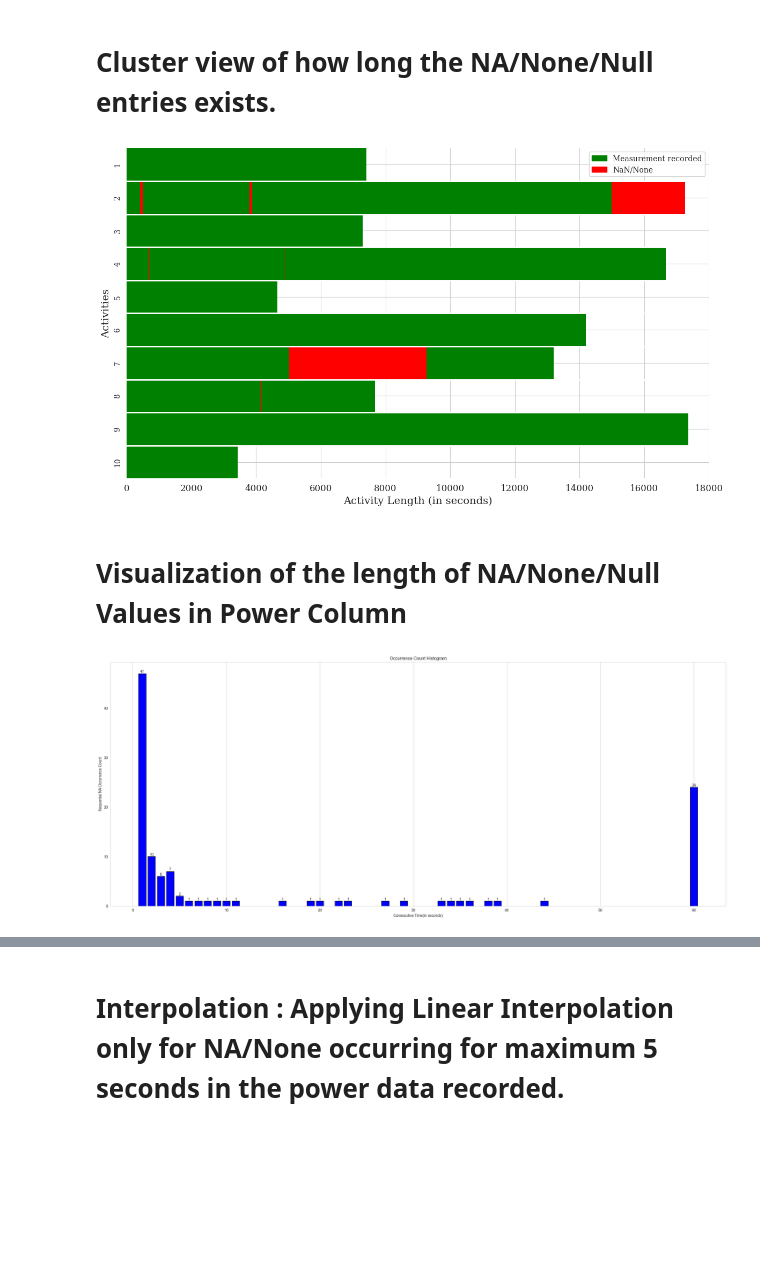
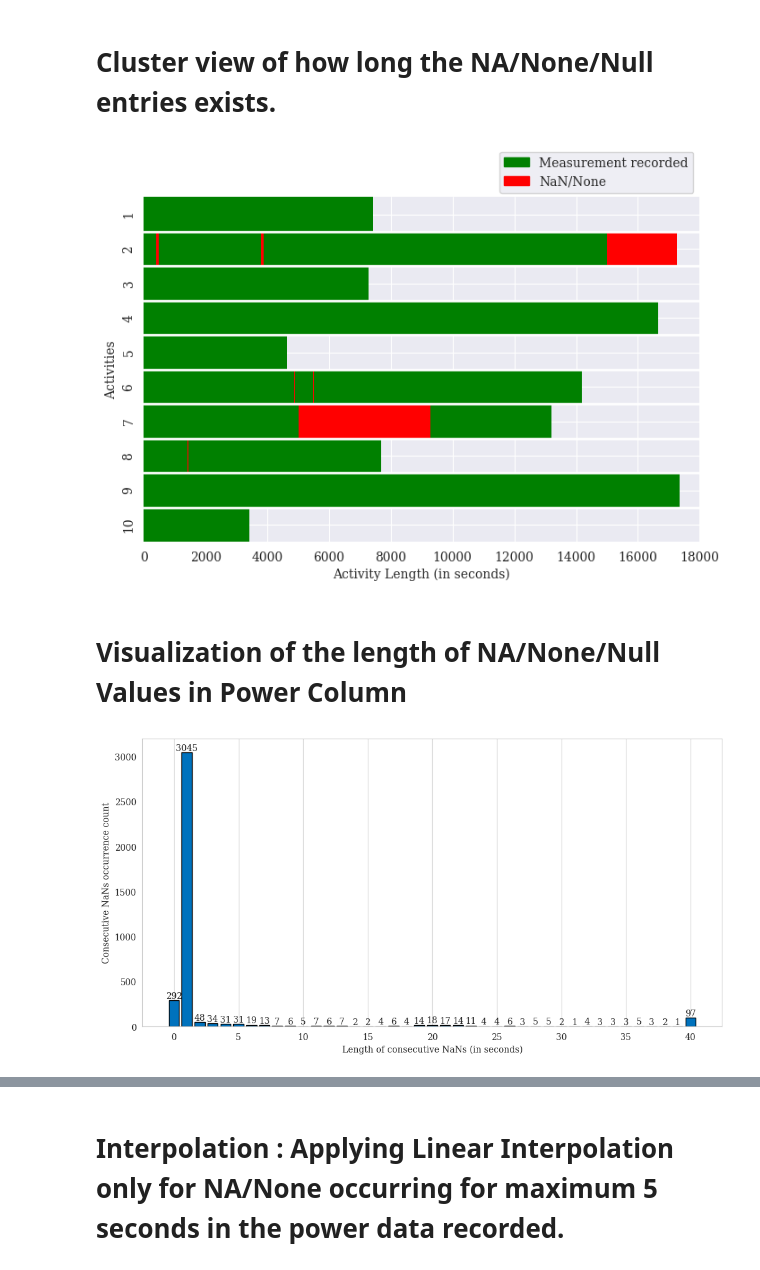
Before and after one commit to lalitpo/hr-power-analysis, a Jupyter notebook: src/services/dataPreProcessing/PreProcessing.ipynb, the cells around one changed output, grey strips where cells are left out. Drawn from its saved outputs; the diff is of its cells as text; code cells hidden in the pictures; blank space fills up the shorter version.

```diff
--- a/src/services/dataPreProcessing/PreProcessing.ipynb
+++ b/src/services/dataPreProcessing/PreProcessing.ipynb
@@ -47,3 +26,19 @@ athletic_data_15784260 = get_athletic_data(athlete_id, year)
+# %%
+
+athlete_id1 = 1216273
+athletic_data_1216273 = get_athletic_data(athlete_id1)
+
+athlete_id2 = 1905161
+athletic_data_1905161 = get_athletic_data(athlete_id2)
+
+athlete_id3 = 15784260
+athletic_data_15784260 = get_athletic_data(athlete_id3)
+
+athlete_id4 = 221487
+athletic_data_221487 = get_athletic_data(athlete_id4)
+
+athlete_id5 = 7509952
+athletic_data_7509952 = get_athletic_data(athlete_id5)
 # %% [markdown]
 
 # DATA PROFILING : Removing irrelevant columns not required for analysis.
@@ -55,14 +76,19 @@ athletic_data['distance'] = athletic_data['distance'].apply(lambda x: [float(val
 # %% [markdown]
 # Check if the lengths of lists in specified columns are the same for each row
 # %%
-params = ['heartrate', 'power', 'cadence', 'distance']
+params = ['heartrate', 'power', 'time', 'distance']
 
 def check_lengths(row):
     lengths = [len(row[col]) for col in params]
+    if None in lengths or not all(length == lengths[0] for length in lengths if length is not None):
+         print("Problematic row - Activity ID:", row['activity_id'])
+         print("Lengths:", lengths)
     return all(length == lengths[0] for length in lengths)
 
-result = athletic_data[athletic_data.apply(check_lengths, axis=1)]
-count_different_lengths = len(athletic_data) - len(result)
+#athletic_data_221487 = athletic_data_221487[athletic_data_221487.apply(check_lengths, axis=1)]
+
+result = athletic_data_221487[athletic_data_221487.apply(check_lengths, axis=1)]
+count_different_lengths = len(athletic_data_221487) - len(result)
 
 print(f"Count of activity IDs with different lengths: {count_different_lengths}")
 # %% [output]
@@ -77,5 +103,5 @@ def check_nan_entries(data, param):
     print(f"{nan_count}/{len(data)} entries contains NaN in "  + param)
 
 for i, val in enumerate(params):
-    check_nan_entries(athletic_data[val], val)
+    check_nan_entries(athletic_data_221487[val], val)
 # %% [output]
@@ -231,73 +240,73 @@ plt.show()
 # %%
 import matplotlib.pyplot as plt
 import seaborn as sns
 
-athletic_data_with_na = pd.DataFrame(index=athletic_data_863203['activity_id'], columns=range(len(max(athletic_data_863203['watts'], key=len))))
+athletic_data_with_na = pd.DataFrame(index=athletic_data_863203['activity_id'], columns=range(len(max(athletic_data_863203['power'], key=len))))
 
-for idx, powers in zip(athletic_data_863203['activity_id'], athletic_data_863203['watts']):
+for idx, powers in zip(athletic_data_863203['activity_id'], athletic_data_863203['power']):
     athletic_data_with_na.loc[idx, :len(powers) - 1] = pd.Series(powers).isna().values
 
 athletic_data_with_na = athletic_data_with_na.astype(float)
 
 cmap = sns.color_palette(['green', 'red'])
 subset_start_activity = 54
 subset_end_activity = 64
 subset_data = athletic_data_with_na.iloc[subset_start_activity:subset_end_activity, :]
 
 
 legend_labels = {'Measurement recorded': 'green', 'NaN/None': 'red'}
 patches = [plt.Rectangle((0,0),1,1, color=color, label=label) for label, color in legend_labels.items()]
 
 # Plot the heatmap
-plt.figure(figsize=(14, 8))
-sns.heatmap(data=subset_data, cmap=cmap, cbar=False, xticklabels=False, yticklabels=range(1, 11), annot_kws={"size": 12})
-plt.xlabel('Activity Length (in seconds)', fontsize=14)
-plt.ylabel('Activities', fontsize=14)
+plt.figure(figsize=(8, 5))
+sns.heatmap(data=subset_data, cmap=cmap, cbar=False, xticklabels=False, yticklabels=range(1, 11), annot_kws={"size": 10})
+plt.xlabel('Activity Length (in seconds)', fontsize=10)
+plt.ylabel('Activities', fontsize=10)
 
 # Add the custom legend to the plot
-plt.legend(handles=patches, loc='upper right')
+plt.legend(handles=patches, loc='upper right', bbox_to_anchor=(1, 1.15))
 
 # Add horizontal lines between activities
 for i in range(1, len(subset_data)):
     plt.axhline(i, color='white', linewidth=2)
 
 # Set x-axis ticks in intervals of 2000 seconds
-plt.xticks(range(0, len(subset_data.columns), 2000), [str(i) for i in range(0, len(subset_data.columns), 2000)], fontsize=12)
+plt.xticks(range(0, len(subset_data.columns), 2000), [str(i) for i in range(0, len(subset_data.columns), 2000)], fontsize=10)
 plt.xlim(0, 18000)
 plt.show()
 # %% [output]
-[figure, old version]
+[figure, new version]
 # %% [markdown]
 # Visualization of the length of NA/None/Null Values in Power Column
 # %%
-import matplotlib.pyplot as plt
 from itertools import groupby
 from collections import Counter
 
-cons_na_pow_list = athletic_data['power'].apply(lambda x: [0] + [len(list(g)) for k, g in groupby(x) if pd.isna(k)]).tolist()
+cons_na_pow_list = athletic_data_863203['power'].apply(lambda x: [len(list(g)) for k, g in groupby(x) if pd.isna(k)]).tolist()
 
 def count_occurrences(na_list):
-    flat_list = [min(num, 60) for sublist in na_list for num in sublist if num != 0]
+    flat_list = [min(num, 40) if sublist else 0 for sublist in na_list for num in ([0] if not sublist else sublist)]    # if num != 0
     occurrences = Counter(flat_list)
     return dict(occurrences)
+plt.rcParams['font.family'] = 'serif'
 
 seq_na_occ_count = count_occurrences(cons_na_pow_list)
 
-plt.figure(figsize=(30, 12))
+plt.figure(figsize=(12, 6))
 
-plt.bar(seq_na_occ_count.keys(), seq_na_occ_count.values(), color='blue', edgecolor='black')
+plt.bar(seq_na_occ_count.keys(), seq_na_occ_count.values(), color='#0072BD', edgecolor='black')
 
 for key, value in seq_na_occ_count.items():
     plt.text(key, value, str(value), ha='center', va='bottom')
 
 
-plt.title('Occurrence Count Histogram')
-plt.xlabel('Consecutive Time(in seconds)')
-plt.ylabel('Sequential NA Occurrence Count')
+#plt.title('Occurrence Count Histogram')
+plt.xlabel('Length of consecutive NaNs (in seconds)')
+plt.ylabel('Consecutive NaNs occurrence count')
 plt.grid(axis='y')
 plt.show()
 # %% [output]
-[figure, old version]
+[figure, new version]
 # %%
 grouped_bins = range(1, max(seq_na_occ_count.keys()) + 6, 5)
 
```
Also changed, not shown: parts of 20 cells of this notebook, 10 other files.
